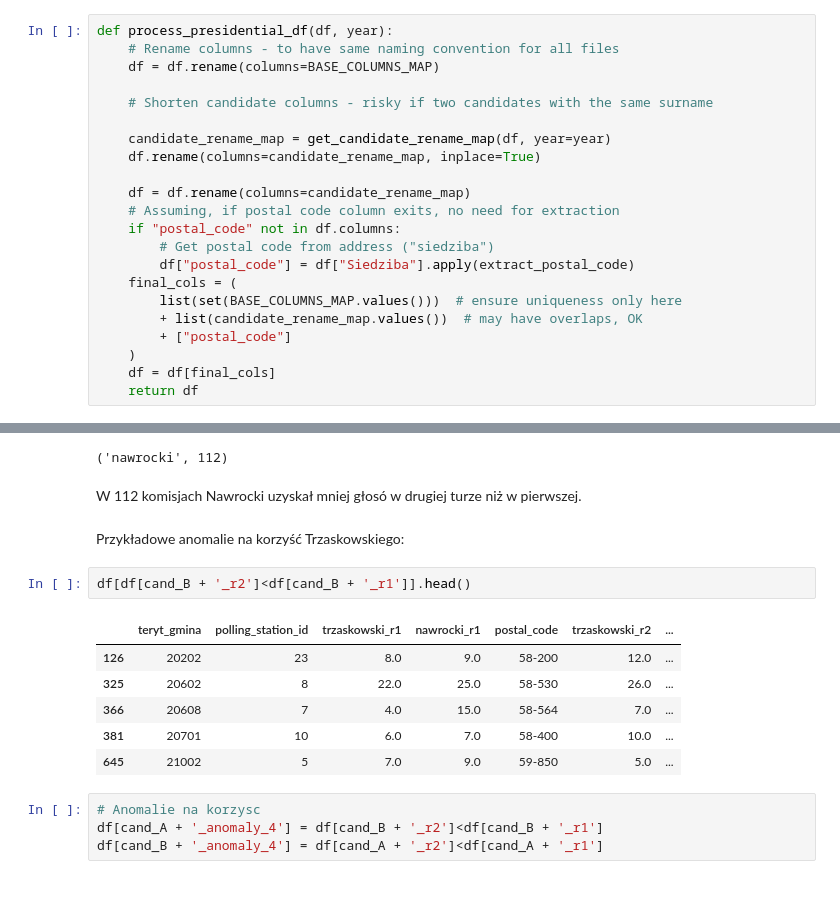
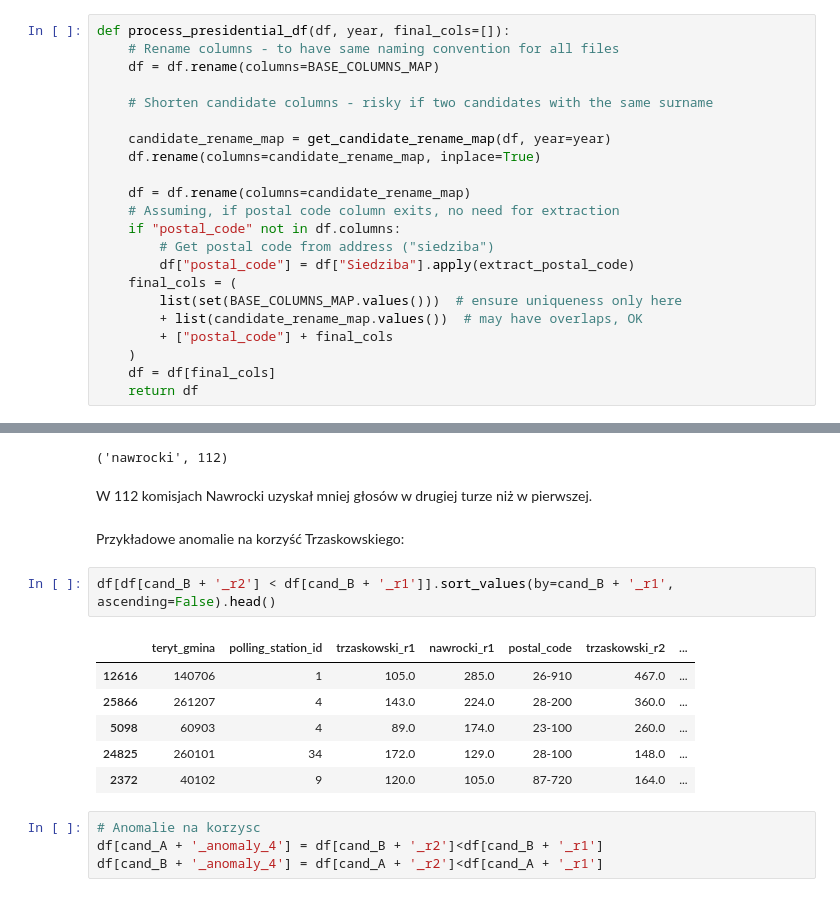
Before and after one commit to ijaniszewski/electoral-anomalies, a Jupyter notebook: kontek.ipynb, the cells around one changed output, grey strips where cells are left out. Saved outputs shown, nothing was run; the diff lists cells and outputs as text.

```diff
--- a/kontek.ipynb
+++ b/kontek.ipynb
@@ -84,7 +84,7 @@ def load_presidential_data(year, round, ext="csv"):
     df.columns = df.columns.str.replace("\xa0", " ", regex=False).str.strip()
     return df
 # %%
-def process_presidential_df(df, year):
+def process_presidential_df(df, year, final_cols=[]):
     # Rename columns - to have same naming convention for all files
     df = df.rename(columns=BASE_COLUMNS_MAP)
 
@@ -101,7 +101,7 @@ def process_presidential_df(df, year):
     final_cols = (
         list(set(BASE_COLUMNS_MAP.values()))  # ensure uniqueness only here
         + list(candidate_rename_map.values())  # may have overlaps, OK
-        + ["postal_code"]
+        + ["postal_code"] + final_cols
     )
     df = df[final_cols]
     return df
@@ -763,19 +763,19 @@ cand_B, sum(df[cand_B + '_r2']<df[cand_B + '_r1'])
 # %% [output]
 ('nawrocki', 112)
 # %% [markdown]
-W 112 komisjach Nawrocki uzyskał mniej głosó w drugiej turze niż w pierwszej.
+W 112 komisjach Nawrocki uzyskał mniej głosów w drugiej turze niż w pierwszej.
 # %% [markdown]
 
 Przykładowe anomalie na korzyść Trzaskowskiego:
 # %%
-df[df[cand_B + '_r2']<df[cand_B + '_r1']].head()
+df[df[cand_B + '_r2'] < df[cand_B + '_r1']].sort_values(by=cand_B + '_r1', ascending=False).head()
 # %% [output]
 |  | teryt_gmina | polling_station_id | trzaskowski_r1 | nawrocki_r1 | postal_code | trzaskowski_r2 | ... |
-| 126 | 20202 | 23 | 8.0 | 9.0 | 58-200 | 12.0 | ... |
-| 325 | 20602 | 8 | 22.0 | 25.0 | 58-530 | 26.0 | ... |
-| 366 | 20608 | 7 | 4.0 | 15.0 | 58-564 | 7.0 | ... |
-| 381 | 20701 | 10 | 6.0 | 7.0 | 58-400 | 10.0 | ... |
-| 645 | 21002 | 5 | 7.0 | 9.0 | 59-850 | 5.0 | ... |
+| 12616 | 140706 | 1 | 105.0 | 285.0 | 26-910 | 467.0 | ... |
+| 25866 | 261207 | 4 | 143.0 | 224.0 | 28-200 | 360.0 | ... |
+| 5098 | 60903 | 4 | 89.0 | 174.0 | 23-100 | 260.0 | ... |
+| 24825 | 260101 | 34 | 172.0 | 129.0 | 28-100 | 148.0 | ... |
+| 2372 | 40102 | 9 | 120.0 | 105.0 | 87-720 | 164.0 | ... |
 # %%
 # Anomalie na korzysc
 df[cand_A + '_anomaly_4'] = df[cand_B + '_r2']<df[cand_B + '_r1']
```
Also changed, not shown: parts of 7 cells of this notebook.
